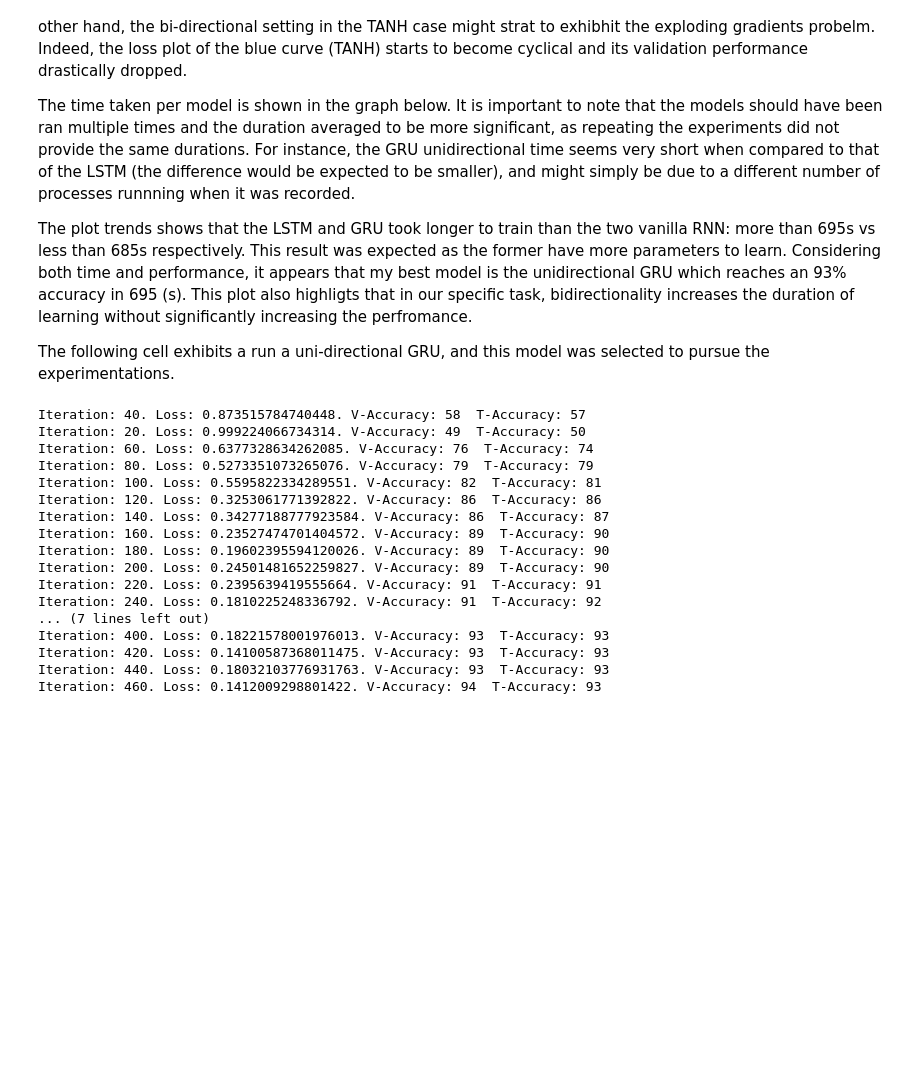
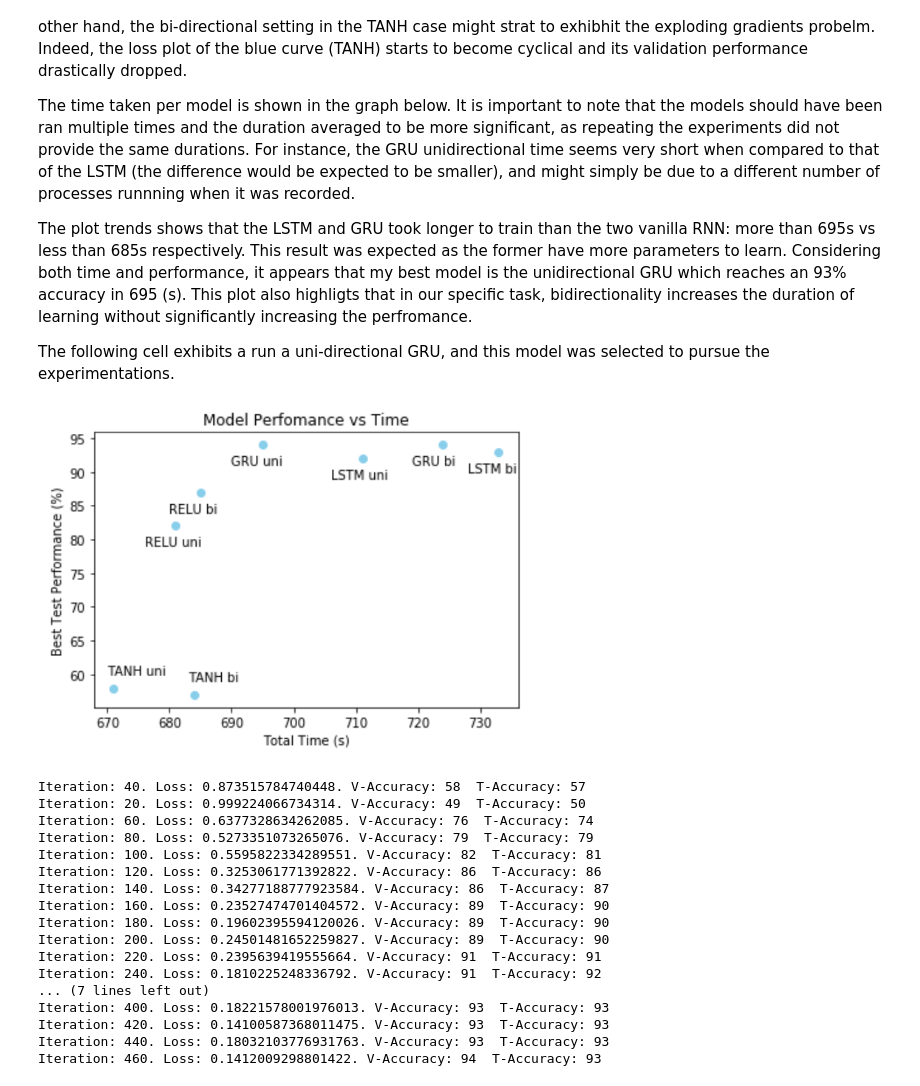
Before and after one commit to Theosau/RNNs, a Jupyter notebook: RNNs.ipynb, the cells around one changed output. Cells and saved outputs as stored; diff of their text form; code cells hidden in the pictures; blank space fills up the shorter version.

```diff
--- a/RNNs.ipynb
+++ b/RNNs.ipynb
@@ -799,6 +806,13 @@ The time taken per model is shown in the graph below. It is important to note th
 The plot trends shows that the LSTM and GRU took longer to train than the two vanilla RNN: more than 695s vs less than 685s respectively. This result was expected as the former have more parameters to learn. Considering both time and performance, it appears that my best model is the unidirectional GRU which reaches an 93% accuracy in 695 (s). This plot also highligts that in our specific task, bidirectionality increases the duration of learning without significantly increasing the perfromance.
 
 The following cell exhibits a run a uni-directional GRU, and this model was selected to pursue the experimentations.
+# %%
+# Figure 2, performance time results
+
+from IPython.display import Image, display
+display(Image(filename='images/performance_time_results.png', width=500))
+# %% [output]
+[figure, added]
 # %%
 # Parts of experiment code based on: https://github.com/emadRad/lstm-gru-pytorch
 import time
```
Also changed, not shown: parts of 1 cell of this notebook.
